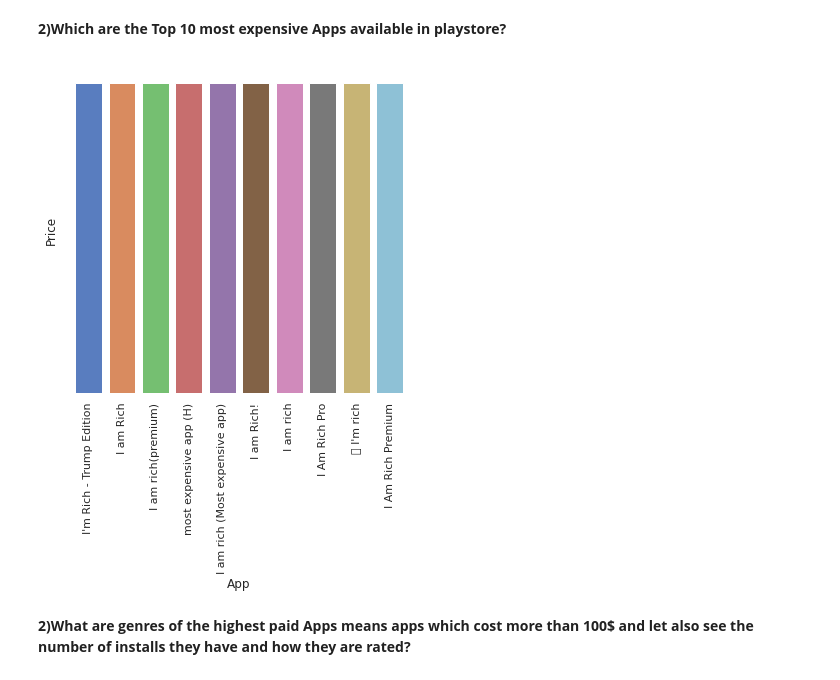
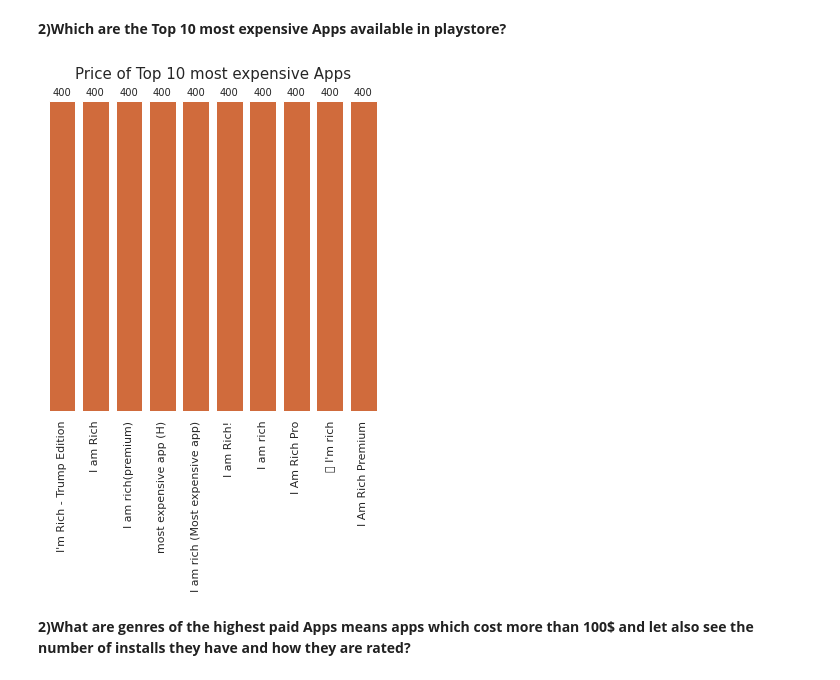
Before and after one commit to sudeep-009/PlayStoreAppReviewAnalysis, a Jupyter notebook: Copy_of_Play_Store_App_Review_Analysis_Capstone_Project.ipynb, the cells around one changed output. Cells and saved outputs as stored; diff of their text form; code cells hidden in the pictures.

```diff
--- a/Copy_of_Play_Store_App_Review_Analysis_Capstone_Project.ipynb
+++ b/Copy_of_Play_Store_App_Review_Analysis_Capstone_Project.ipynb
@@ -567,22 +592,12 @@ Text(0, 0.5, '')
 # %%
 paid_free_app_df = app_df.groupby('Type').agg({"App": "count"}).reset_index()
-# sns.set_theme(style='whitegrid',palette='muted',rc={'figure.figsize': (10,10)})
-# data = paid_free_app_df['App']
-# labels = paid_free_app_df['Type']
-
-# #define Seaborn color palette to use
-# colors = sns.color_palette('pastel')[0:2]
-
-# #create pie chart
-# plt.pie(data, labels = labels, colors = colors, autopct='%.0f%%')
-# plt.title('Distribution of Paid and Free apps',size=15,loc='center')
-# plt.show()
-# sentiment_proportion = merge_df.groupby('Sentiment').agg({"Sentiment_Polarity": "count"}).reset_index()
-# sentiment_proportion.columns = ['Sentiment','Count']
-import plotly.express as px
-
-fig = px.pie(paid_free_app_df, values='App', names='Type',title='Distribution of Paid Apps and Free Apps',labels={'Sentiment': 'Sentiment'})
-fig.update_traces(textposition='inside', textinfo='percent+label',textfont_size=20, marker=dict( line=dict(color='#111111', width=1)))
-
-fig.show(renderer='colab')
+sns.set_theme(style='whitegrid',palette='muted',rc={'figure.figsize': (8,8)})
+data = paid_free_app_df['App']
+labels = paid_free_app_df['Type']
+colors = sns.color_palette('pastel')[0:2]
+explode=(0,0.1)
+plt.pie(data, labels = labels, colors = colors, autopct='%.0f%%',explode=explode,textprops={'fontsize': 15})
+plt.title('Distribution of Paid and Free apps',size=15,loc='center')
+plt.axis('equal')
+plt.show()
 # %% [output]
@@ -616,17 +631,24 @@ Average Price of the Paid Apps is 2.99
 # %%
 paid_apps = app_df[app_df.Type=='Paid']
 top_expensive_apps = paid_apps.sort_values('Price',ascending=False).head(10)
-sns.set_theme(style='whitegrid',rc={'figure.figsize': (6,6)},palette='muted')
-sns.barplot(y=top_expensive_apps['Price'],x=top_expensive_apps['App'])
+sns.set_theme(style='whitegrid',rc={'figure.figsize': (6,6)})
+bars = sns.barplot(y=top_expensive_apps['Price'],x=top_expensive_apps['App'],color='#E96223')
 plt.xticks(rotation=90)
 plt.grid(False)
 ax = plt.gca()
+plt.xlabel('')
+plt.ylabel('')
+plt.title('Price of Top 10 most expensive Apps',size=15)
 ax.axes.yaxis.set_ticklabels([])
 for spine in plt.gca().spines.values():
   spine.set_visible(False)
-# top_expensive_apps['Price']
+for bar in bars.patches:
+  bars.annotate(format(bar.get_height(),'.0f'),(bar.get_x()+bar.get_width()/2,
+                    bar.get_height()), ha='center', va='center',
+                   size=10, xytext=(0, 8),
+                   textcoords='offset points')
 # %% [output]
-[figure, old version]
+[figure, new version]
 # %% [markdown]
 **2)What are genres of the highest paid Apps means apps which cost more than 100$ and let also see the number of installs they have and how they are rated?**
 # %%
```
Also changed, not shown: parts of 11 cells of this notebook.
